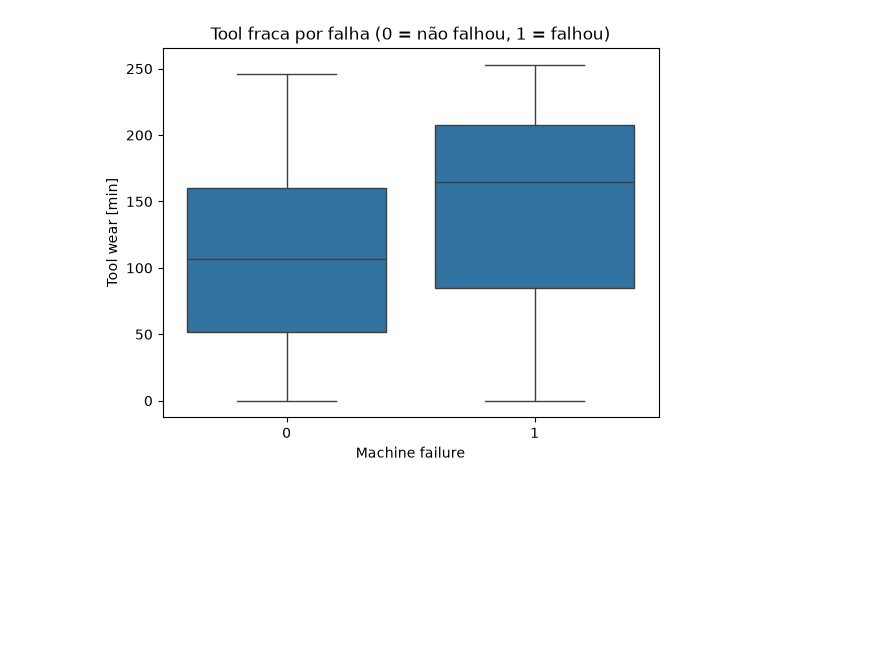
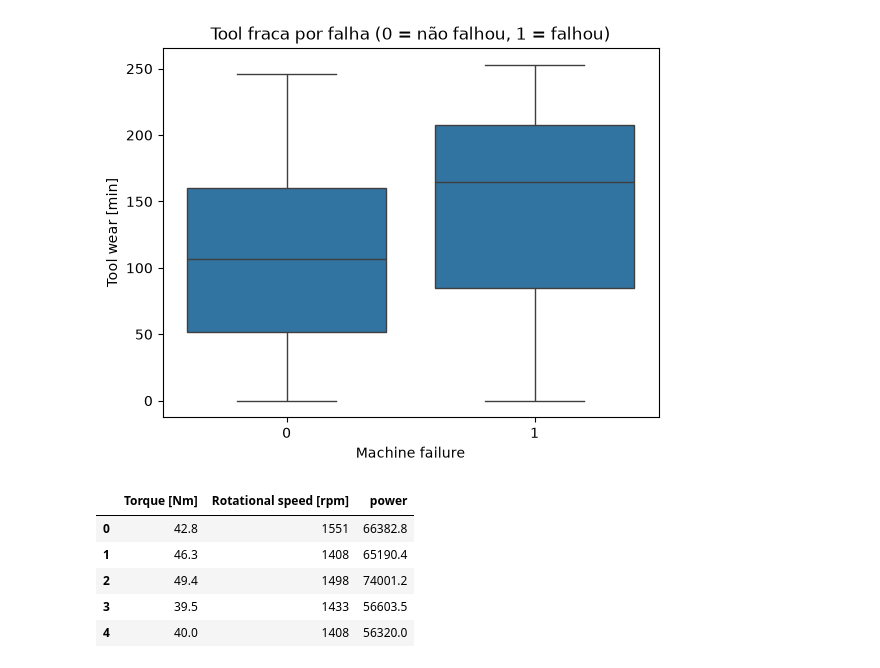
Before and after one commit to IsantoDev/industria-preditiva, a Jupyter notebook: notebooks/01_eda.ipynb, the cells around one changed output. Drawn from its saved outputs; the diff is of its cells as text; code cells hidden in the pictures; blank space fills up the shorter version.

Commit message:
feat: engenharia de atributos (power, temp_diff, strain)

```diff
--- a/notebooks/01_eda.ipynb
+++ b/notebooks/01_eda.ipynb
@@ -93,3 +93,13 @@ plt.title("Tool fraca por falha (0 = não falhou, 1 = falhou)")
 plt.show()
 # %% [output]
 [figure]
+# %%
+df["power"] = df["Torque [Nm]"] * df["Rotational speed [rpm]"]
+df[["Torque [Nm]", "Rotational speed [rpm]", "power"]].head()
+# %% [output]
+|  | Torque [Nm] | Rotational speed [rpm] | power |
+| 0 | 42.8 | 1551 | 66382.8 |
+| 1 | 46.3 | 1408 | 65190.4 |
+| 2 | 49.4 | 1498 | 74001.2 |
+| 3 | 39.5 | 1433 | 56603.5 |
+| 4 | 40.0 | 1408 | 56320.0 |
```
Also changed, not shown: parts of 3 cells of this notebook, 1 other file.
